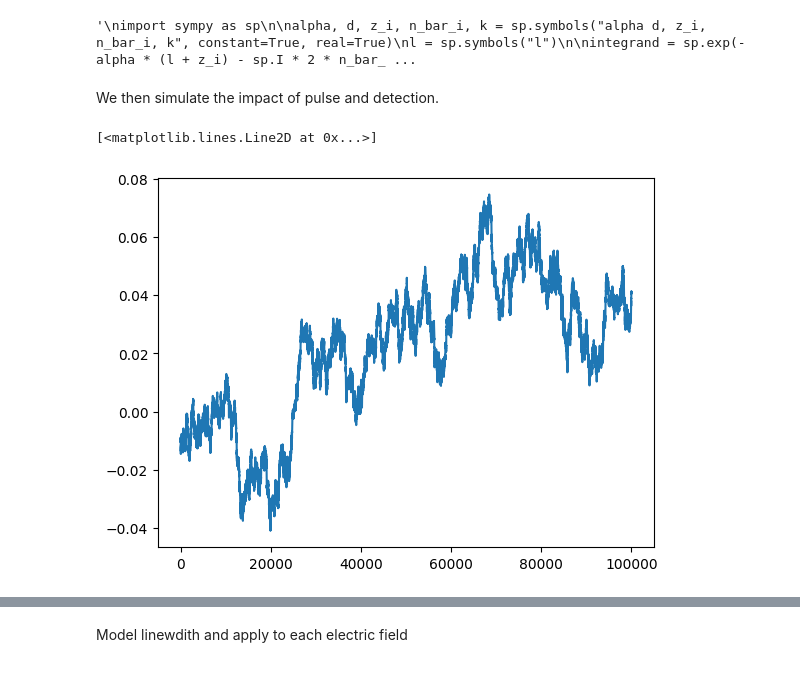
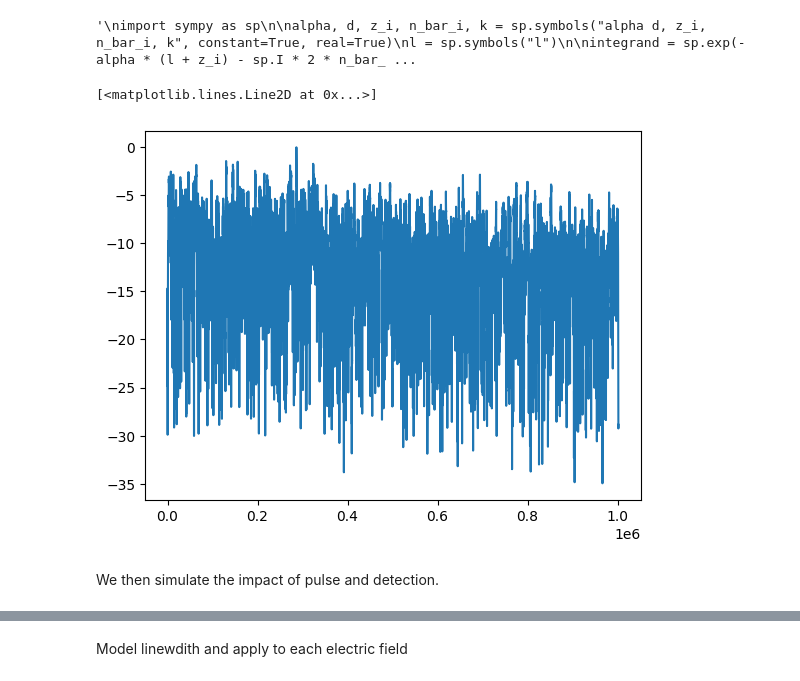
Before and after one commit to lbelangers/SS-Kapany, a Jupyter notebook: src/navigation.ipynb, the cells around one changed output, grey strips where cells are left out. Cells and saved outputs as stored; diff of their text form; code cells hidden in the pictures.

```diff
--- a/src/navigation.ipynb
+++ b/src/navigation.ipynb
@@ -63,6 +76,25 @@ def compute_electric_field(phi, d, α, z, n_bar, k):
     return np.exp(1j * 2 * phi[:-1]) * 2 * np.exp(-α * z) * np.sinh(d / 2 * (α + 1j * 2 * n_bar * k)) / (α + 1j * 2 * n_bar * k)
 
 E_i = compute_electric_field(phi, d, α, z, n_bar, k)
+# %%
+T = 1.44 * 1e-2 / consts.c  # s
+
+# Apply pulse width
+pulse_width = 100e-9        # 100 ns
+pulse_length = int(pulse_width / T)
+
+E_ip = np.convolve(E_i, np.ones(pulse_length))
+# %%
+detector_bandwidth = 200e6      # Hz
+detector_bandwidth_points = int(1 / (T * detector_bandwidth))
+
+I_b = moving_average(np.abs(E_0 * C * A * E_ip) ** 2, n=detector_bandwidth_points)
+
+
+plt.plot(10*np.log10(I_b / I_b.max()))
+# %% [output]
+[<matplotlib.lines.Line2D at 0x...>]
+[figure, added]
 # %% [markdown]
 We then simulate the impact of pulse and detection.
 # %%
@@ -76,8 +108,3 @@ pulse_width_points = 40         # points
 E_ip = np.convolve(E_i, np.ones(pulse_width_points))
 E_b = E_0 * C * A * E_ip
 I_b = np.abs(E_b) ** 2 / (1 / (consts.epsilon_0 * consts.c))
-# %%
-plt.plot(np.arange(0, FIBER_LENGTH, 1e-2) - z)
-# %% [output]
-[<matplotlib.lines.Line2D at 0x...>]
-[figure, removed]
```
Also changed, not shown: parts of 11 cells of this notebook, 3 other files.
